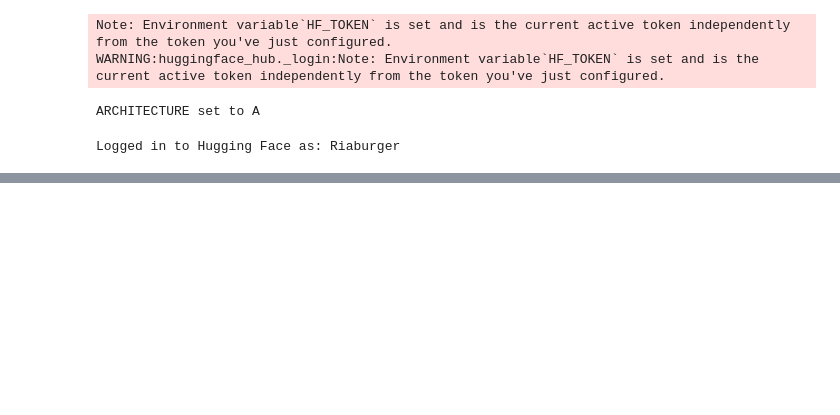
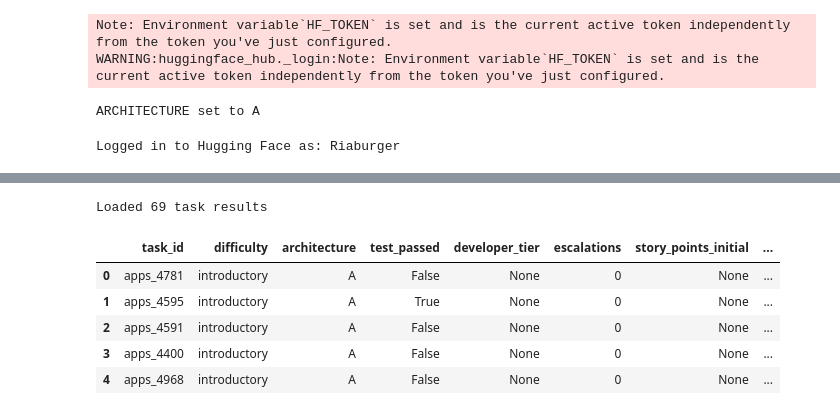
Before and after one commit to LLM4SE-group-15/ArchitecturesForCodeDevelopmentWithLLMs, a Jupyter notebook: notebook/architecture_A.ipynb, the cells around one changed output, grey strips where cells are left out. Saved outputs shown, nothing was run; the diff lists cells and outputs as text; code cells hidden in the pictures; blank space fills up the shorter version.

```diff
--- a/notebook/architecture_A.ipynb
+++ b/notebook/architecture_A.ipynb
@@ -221,0 +240,31 @@ Miao
+# %%
+import pandas as pd
+import numpy as np
+import json
+from pathlib import Path
+from scipy import stats
+import matplotlib.pyplot as plt
+import seaborn as sns
+
+# Load results from JSONL file
+log_file = LOG_DIR / "architecture_A.jsonl"
+results = []
+if log_file.exists():
+    with open(log_file, "r", encoding="utf-8") as f:
+        for line in f:
+            if line.strip():
+                results.append(json.loads(line))
+else:
+    print(f"Warning: {log_file} not found. Make sure to run the tasks first.")
+
+df = pd.DataFrame(results)
+print(f"Loaded {len(df)} task results")
+df.head()
+# %% [output]
+Loaded 69 task results
+|  | task_id | difficulty | architecture | test_passed | developer_tier | escalations | story_points_initial | ... |
+| 0 | apps_4781 | introductory | A | False | None | 0 | None | ... |
+| 1 | apps_4595 | introductory | A | True | None | 0 | None | ... |
+| 2 | apps_4591 | introductory | A | False | None | 0 | None | ... |
+| 3 | apps_4400 | introductory | A | False | None | 0 | None | ... |
+| 4 | apps_4968 | introductory | A | False | None | 0 | None | ... |
```
Also changed, not shown: parts of 13 cells of this notebook.
